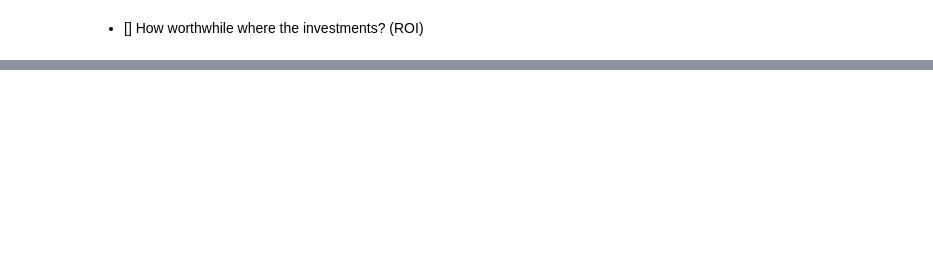
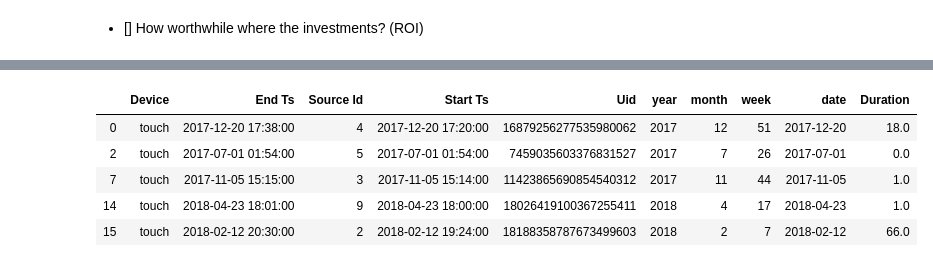
Before and after one commit to asicmicprj/Afisha_analytics, a Jupyter notebook: Afisha_analytics_v0.0.1.ipynb, the cells around one changed output, grey strips where cells are left out. Saved outputs shown, nothing was run; the diff lists cells and outputs as text; code cells hidden in the pictures; blank space fills up the shorter version.

```diff
--- a/Afisha_analytics_v0.0.1.ipynb
+++ b/Afisha_analytics_v0.0.1.ipynb
@@ -1839,0 +881,12 @@ Well done that you clearly described all main results of the project.
+# %%
+df_visits_touch  = df_visits.query('Device=="touch"')
+df_visits_desktop = df_visits.query('Device=="desktop"')
+# %%
+df_visits_touch.head()
+# %% [output]
+|  | Device | End Ts | Source Id | Start Ts | Uid | year | month | week | date | Duration |
+| 0 | touch | 2017-12-20 17:38:00 | 4 | 2017-12-20 17:20:00 | 16879256277535980062 | 2017 | 12 | 51 | 2017-12-20 | 18.0 |
+| 2 | touch | 2017-07-01 01:54:00 | 5 | 2017-07-01 01:54:00 | 7459035603376831527 | 2017 | 7 | 26 | 2017-07-01 | 0.0 |
+| 7 | touch | 2017-11-05 15:15:00 | 3 | 2017-11-05 15:14:00 | 11423865690854540312 | 2017 | 11 | 44 | 2017-11-05 | 1.0 |
+| 14 | touch | 2018-04-23 18:01:00 | 9 | 2018-04-23 18:00:00 | 18026419100367255411 | 2018 | 4 | 17 | 2018-04-23 | 1.0 |
+| 15 | touch | 2018-02-12 20:30:00 | 2 | 2018-02-12 19:24:00 | 18188358787673499603 | 2018 | 2 | 7 | 2018-02-12 | 66.0 |
```
Also changed, not shown: parts of 134 cells of this notebook.
